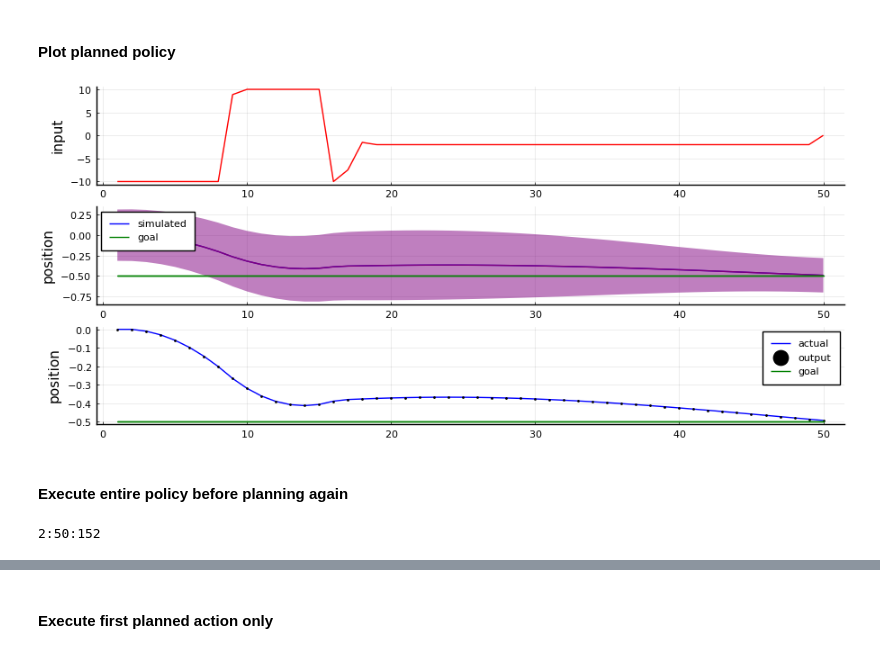
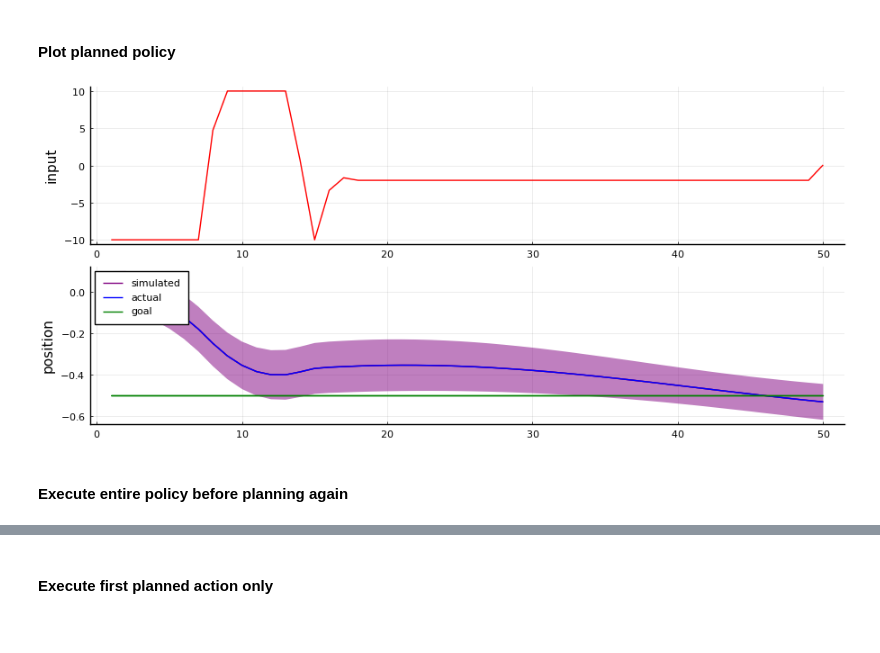
Before and after one commit to wmkouw/actinf-oscillator, a Jupyter notebook: demo_ActInf-GFX-oscillator.ipynb, the cells around one changed output, grey strips where cells are left out. Drawn from its saved outputs; the diff is of its cells as text; code cells hidden in the pictures.

```diff
--- a/demo_ActInf-GFX-oscillator.ipynb
+++ b/demo_ActInf-GFX-oscillator.ipynb
@@ -70,7 +74,7 @@ pyplot();
 Δt = 0.1
 
 # Physical parameters
-m = 10.0
+m = 8.0
 c = 2.0
 k = 4.0
 
@@ -270,8 +273,8 @@ eval(Meta.parse(algorithmSourceCode(algo)));
 ### Experiment 1: Online system identification from known inputs
 # %%
 # Time horizon
-T = 600
-stop = T-300
+T = 2000
+stop = T-500
 
 # Design input signal
 input = [cos.(Δt .*(1:stop).* 2/π); zeros(length(stop+1:T),)];
@@ -579,20 +565,21 @@ TT = 50
 # Goal state (mean and var)
 goal_state = (-.5, 1e-6)
 
-# Current state belief
+# Beliefs
 marginals = Dict()
-marginals[:z_k] = ProbabilityDistribution(Multivariate, GaussianMeanPrecision, m=zeros(2,), w=10*I(2))
+marginals[:z_k] = ProbabilityDistribution(Multivariate, GaussianMeanPrecision, m=zeros(2,), w=100 .*I(2))
+marginals[:θ] = ProbabilityDistribution(Multivariate, GaussianMeanPrecision, m=θ_true, w=0.1*I(2))
+marginals[:η] = ProbabilityDistribution(Multivariate, GaussianMeanPrecision, m=η_true, w=0.1)
+marginals[:τ] = ProbabilityDistribution(Univariate, Gamma, a=1e1, b=1e-2)
 
 # Pack parameters estimated by model
-#         model_params = (mn(marginals[:θ]), mn(marginals[:η]), mn(marginals[:τ]))
-#     model_params = (mn(marginals[:θ]), mn(marginals[:η]), Inf)
-model_params = (θ_true, η_true, Inf)
+model_params = (mn(marginals[:θ]), mn(marginals[:η]), mn(marginals[:τ]))
 
 # Objective function
 G(u_k) = EFE(u_k, marginals[:z_k], goal_state, model_params, Δt=Δt, time_horizon=TT)
 
 # Miminimize EFE
-results = optimize(G, -10, 10, zeros(TT,), Fminbox(LBFGS()), Optim.Options(iterations=1000); autodiff=:forward)
+results = optimize(G, -10, 10, zeros(TT,), Fminbox(LBFGS()); autodiff=:forward)
 input = Optim.minimizer(results)
 
 # Simulated future states given selected actions
@@ -607,34 +594,28 @@ end
 # %%
 # Show inferred policy
 p101 = plot(1:TT, input, linewidth=1, color="red", ylabel="input", label="")
 
 # Simulated future during planning
-p102 = plot(1:TT, sim_states[1][1,:], linewidth=1, color="blue", ylabel="position", label="simulated")
+p102 = plot(1:TT, sim_states[1][1,:], linewidth=1, color="purple", ylabel="position", label="simulated")
 plot!(1:TT, sim_states[1][1,:], ribbon=[sqrt.(sim_states[2][1,1,:]), sqrt.(sim_states[2][1,1,:])], label="", color="purple", legend=:topleft)
-plot!(1:TT, goal_state[1]*ones(TT+1,), color="green", label="goal")
-
-# Actual future
-p103 = plot(1:TT, states[1,:], linewidth=1, color="blue", ylabel="position", label="actual")
-scatter!(1:TT, output, markersize=1, color="black", label="output")
+plot!(1:TT, states[1,:], linewidth=1, color="blue", label="actual")
 plot!(1:TT, goal_state[1]*ones(TT+1,), color="green", label="goal")
 
 # Plot all
-p100 = plot(p101, p102, p103, layout=(3,1), size=(900,400))
+p100 = plot(p101, p102, layout=(2,1), size=(900,400))
 # %% [output]
-[figure, old version]
+[figure, new version]
 # %% [markdown]
 #### Execute entire policy before planning again
 # %%
 # Trial time
-T = 200
+T = 100
 
 # Planning time horizon
 TT = 50
 
 # Generate planning points
-plan_t = 2:TT:T
+plan_t = 2:TT:T;
-# %% [output]
-2:50:152
 # %%
 # Goal state (mean and var)
 goal_state = (-.5, 1e-6)
```
Also changed, not shown: parts of 23 cells of this notebook, 4 other files.
